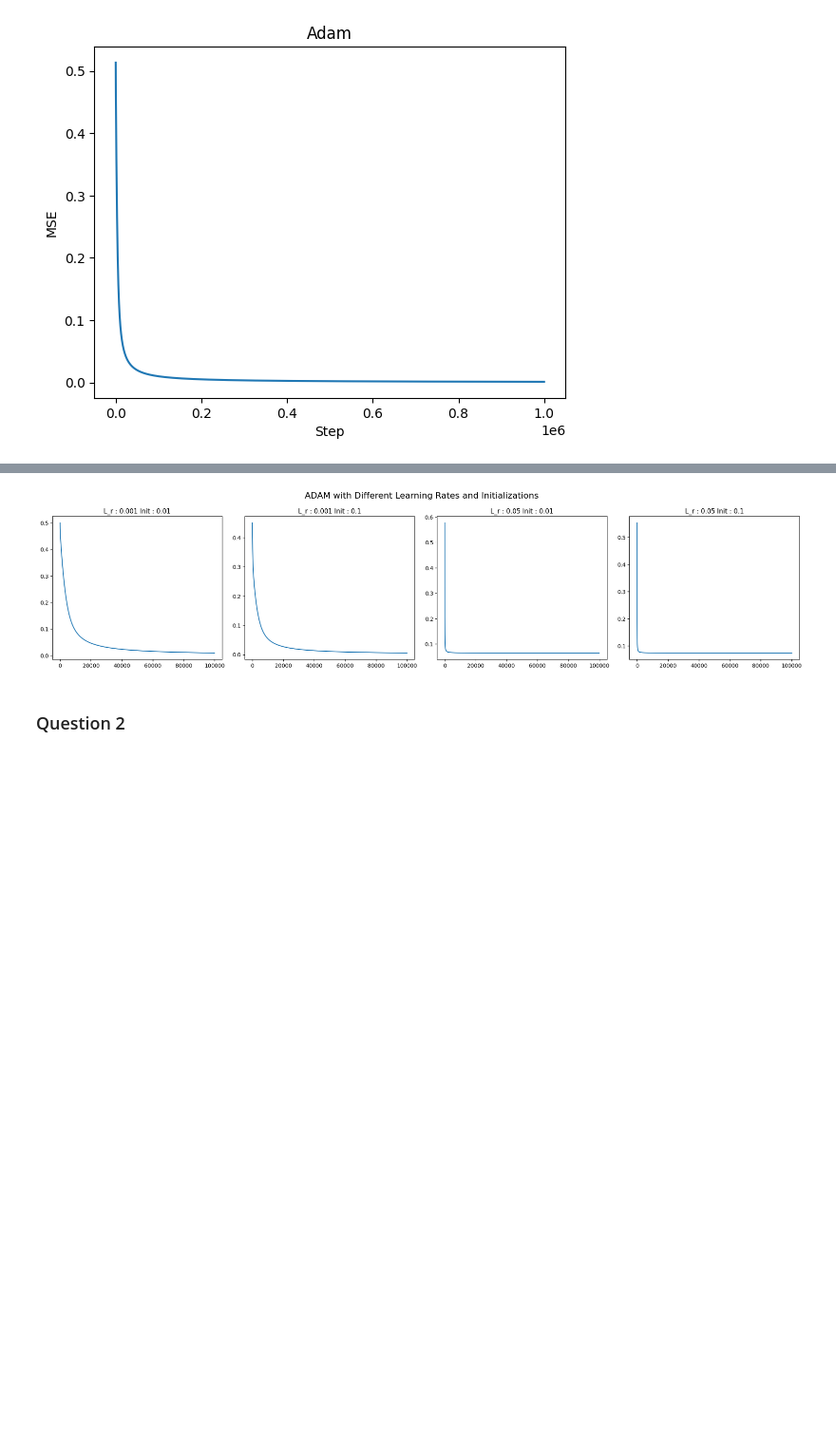
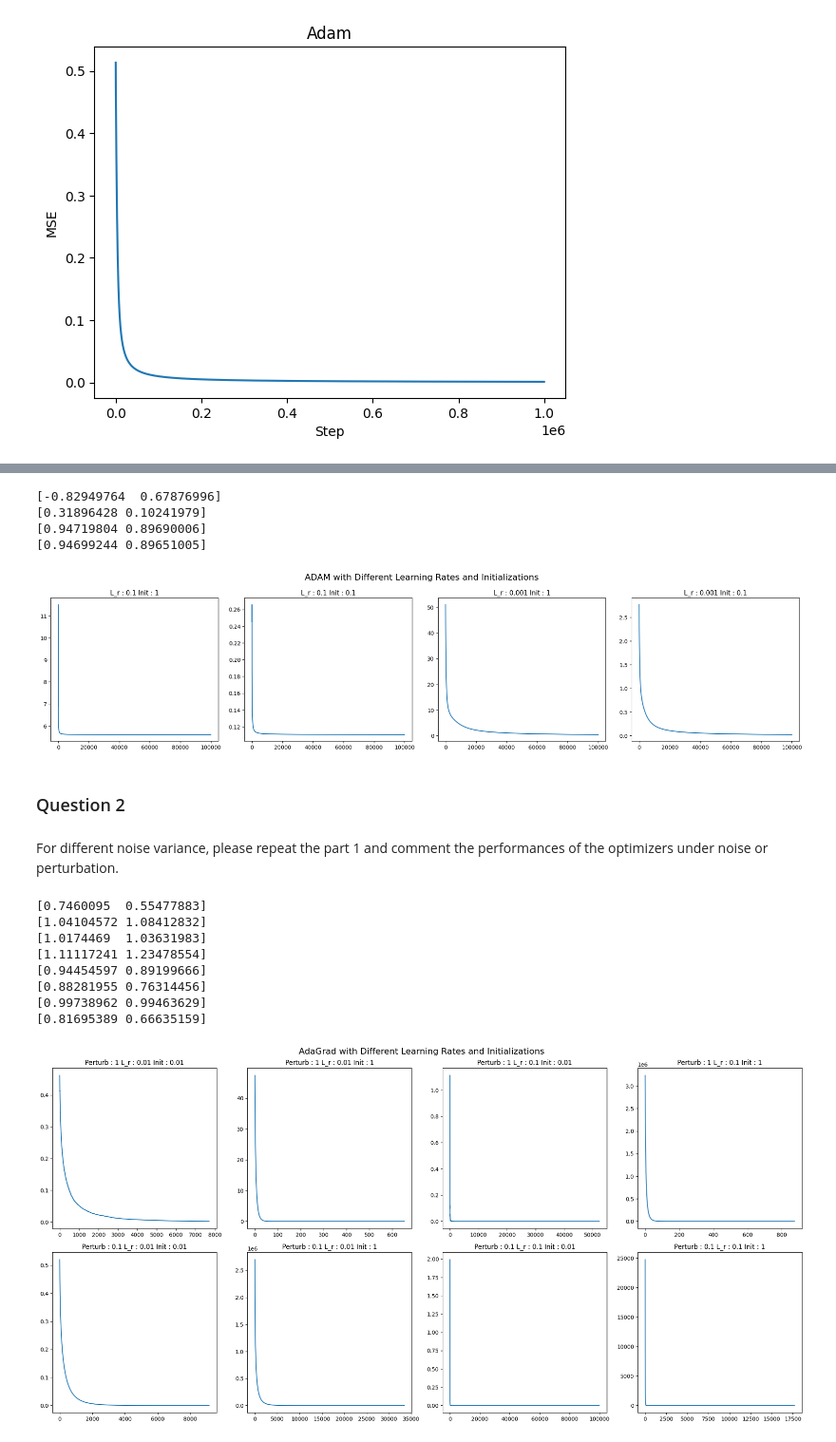
Before and after one commit to kalperenctnr/MLfundementals, a Jupyter notebook: Optimizers/optimizers.ipynb, the cells around one changed output, grey strips where cells are left out. Shown at 95% size. Drawn from its saved outputs; the diff is of its cells as text; code cells hidden in the pictures; blank space fills up the shorter version.

Commit message:
optim

```diff
--- a/Optimizers/optimizers.ipynb
+++ b/Optimizers/optimizers.ipynb
@@ -144,8 +144,8 @@ plt.show()
 # %% [output]
 [figure]
 # %%
-l_rates = [0.001, 0.05]
-init_std = [0.01, 0.1]
+l_rates = [0.1, 0.001]
+init_std = [1, 0.1]
 # %%
 mse_scores = {}
 for l_r in l_rates:
@@ -234,7 +242,7 @@ for l_r in l_rates:
             mse.append(mse_total/k)
             if np.absolute(update).max() < 1e-6:
                 break
-
+        print(x)
         mse_scores[str(l_r)+" "+str(init)] = mse.copy()
 
 fig, ax = plt.subplots(1, 4)
@@ -248,6 +256,62 @@ fig.set_figwidth(20)
 fig.tight_layout()
 plt.show()
 # %% [output]
+[-0.82949764  0.67876996]
+[0.31896428 0.10241979]
+[0.94719804 0.89690006]
+[0.94699244 0.89651005]
-[figure, old version]
+[figure, new version]
 # %% [markdown]
 ### Question 2
+# %% [markdown]
+For different noise variance, please repeat the part 1 and comment the performances of the optimizers under noise or perturbation.
+# %%
+l_rates = [0.01, 0.1]
+init_std = [0.01, 1]
+perturbation = [1, .1]
+# %%
+mse_scores = {}
+for perturb in perturbation:
+    for l_r in l_rates:
+        for init in init_std:
+            mse = []
+            mse_total = 0
+            x = np.random.normal(scale=init, size=(2,))
+            G = np.zeros_like(x)
+            for k in range(1, 100000):
+                dx = f_gradient(x)
+                dx += np.random.normal(0, perturb, size=dx.shape)
+                update = l_r * AdaGrad(G, dx)
+                x = x - update
+                step_mse = (1/2) * f(x)**2
+
+                mse_total += step_mse
+
+                mse.append(step_mse)
+                if np.absolute(update).max() < 1e-6:
+                    break
+            print(x)
+            mse_scores[str(perturb)+" "+str(l_r)+" "+str(init)] = mse.copy()
+
+fig, ax = plt.subplots(2, 4)
+fig.suptitle("AdaGrad with Different Learning Rates and Initializations", fontsize=16)
+for k in range(2):
+    for i in range(2):
+        for j in range(2):
+            ax[k, 2*i + j].set_title(f"Perturb : {perturbation[k]} L_r : {l_rates[i]} Init : {init_std[j]}")
+            ax[k, 2*i + j].plot(mse_scores[str(perturbation[k])+" "+str(l_rates[i])+" "+str(init_std[j])])
+
+fig.set_figwidth(20)
+fig.set_figheight(10)
+fig.tight_layout()
+plt.show()
+# %% [output]
+[0.7460095  0.55477883]
+[1.04104572 1.08412832]
+[1.0174469  1.03631983]
+[1.11117241 1.23478554]
+[0.94454597 0.89199666]
+[0.88281955 0.76314456]
+[0.99738962 0.99463629]
+[0.81695389 0.66635159]
+[figure, added]
```
Also changed, not shown: parts of 7 cells of this notebook.
